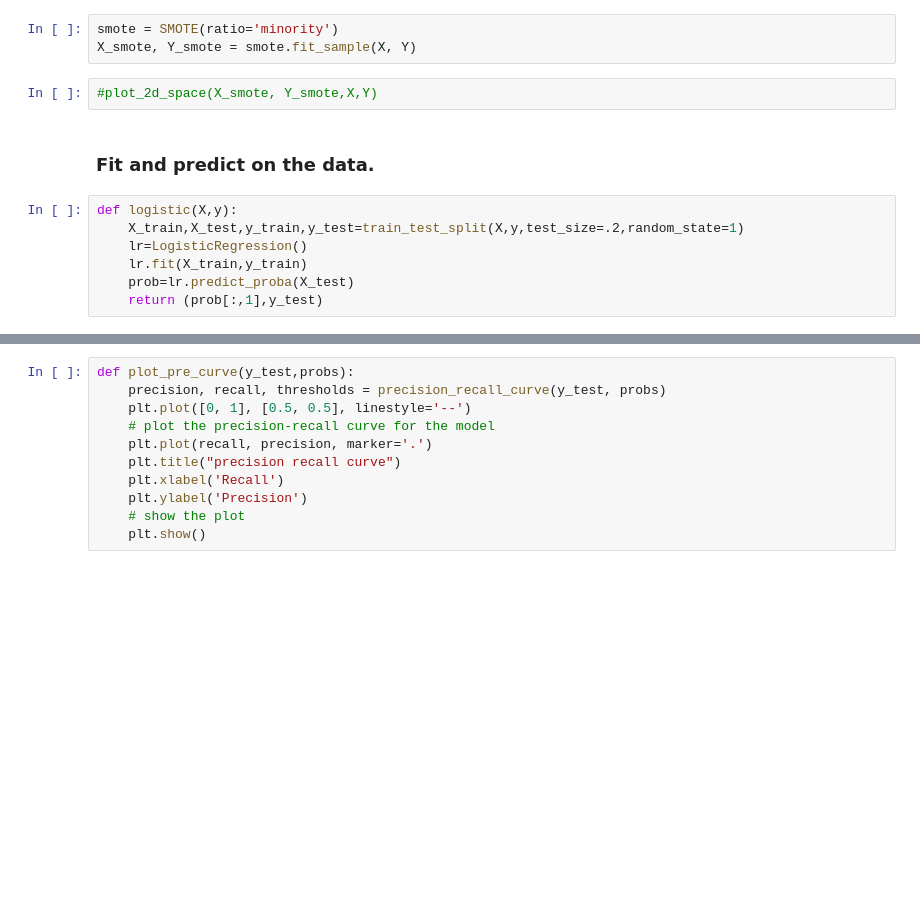
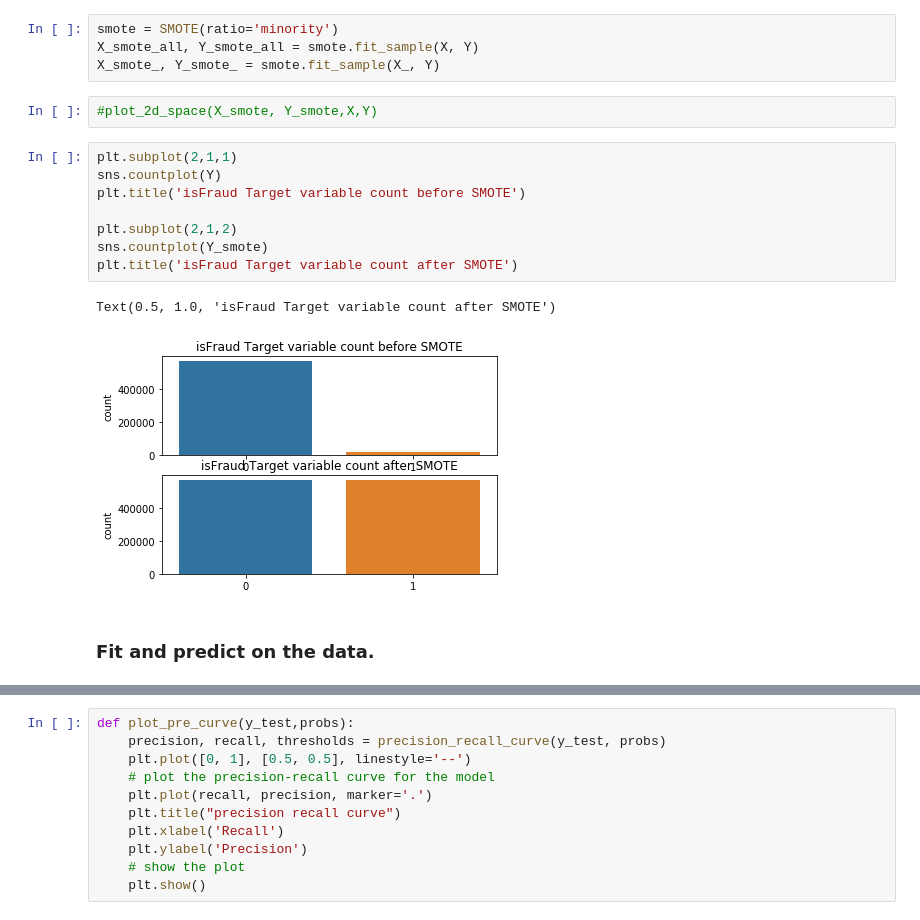
Before and after one commit to Vrushali-M/Fall_2019_ML_project, a Jupyter notebook: ml_project.ipynb, the cells around one changed output, grey strips where cells are left out. Cells and saved outputs as stored; diff of their text form; blank space fills up the shorter version.

```diff
--- a/ml_project.ipynb
+++ b/ml_project.ipynb
@@ -618,15 +618,20 @@ type(pca_df['isFraud'][0])
 numpy.int8
 # %%
 smote = SMOTE(ratio='minority')
-X_smote, Y_smote = smote.fit_sample(X, Y)
+X_smote_all, Y_smote_all = smote.fit_sample(X, Y)
+X_smote_, Y_smote_ = smote.fit_sample(X_, Y)
 # %%
 #plot_2d_space(X_smote, Y_smote,X,Y)
+# %%
+plt.subplot(2,1,1)
+sns.countplot(Y)
+plt.title('isFraud Target variable count before SMOTE')
+
+plt.subplot(2,1,2)
+sns.countplot(Y_smote)
+plt.title('isFraud Target variable count after SMOTE')
+# %% [output]
+Text(0.5, 1.0, 'isFraud Target variable count after SMOTE')
+[figure, added]
 # %% [markdown]
 ### Fit and predict on the data.
-# %%
-def logistic(X,y):
-    X_train,X_test,y_train,y_test=train_test_split(X,y,test_size=.2,random_state=1)
-    lr=LogisticRegression()
-    lr.fit(X_train,y_train)
-    prob=lr.predict_proba(X_test)
-    return (prob[:,1],y_test)
```
Also changed, not shown: parts of 19 cells of this notebook.
